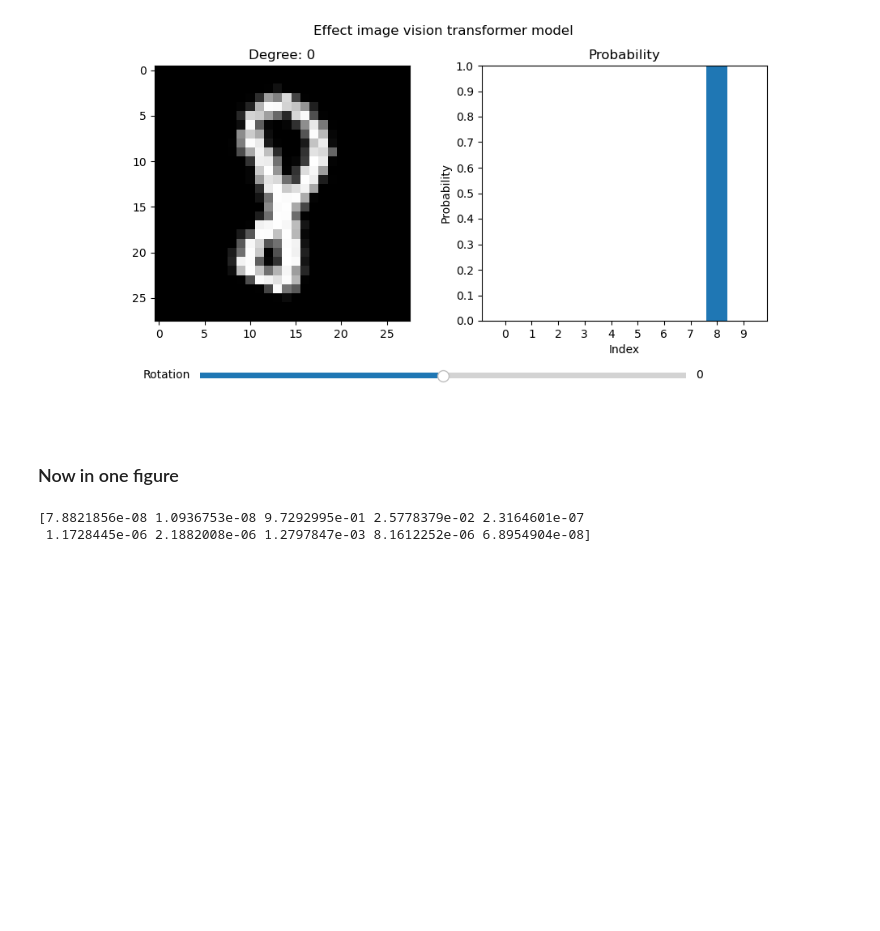
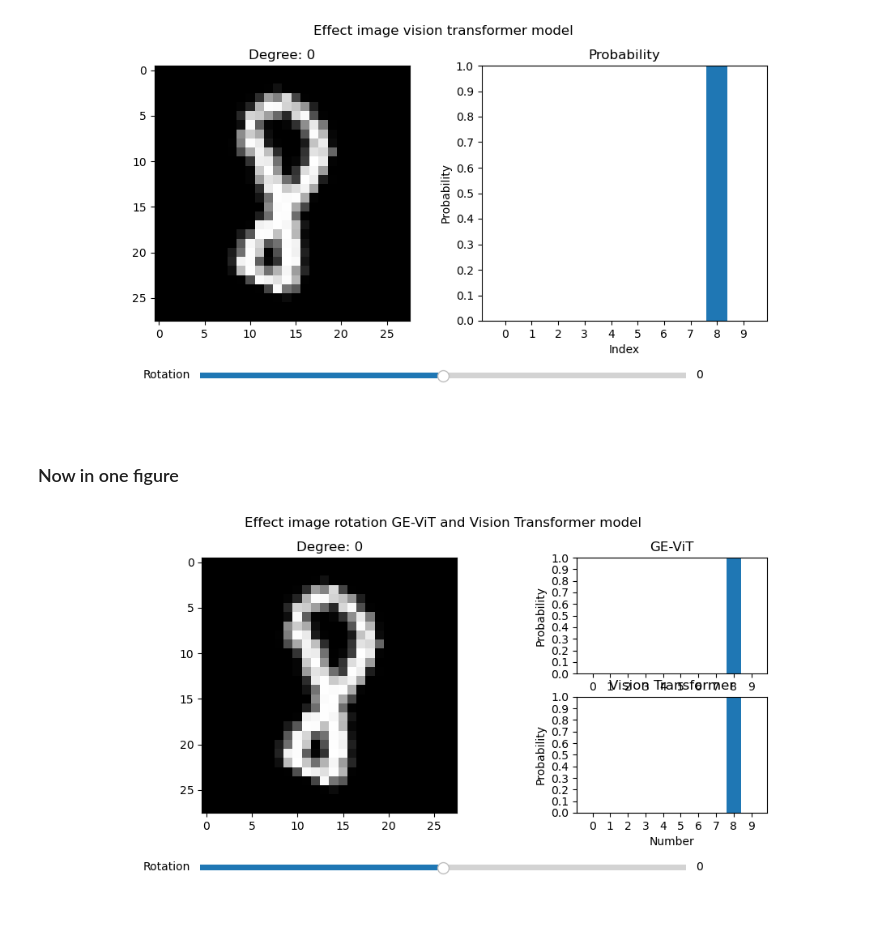
Before and after one commit to WouterBant/GEVit-DL2-Project, a Jupyter notebook: demos/visualise_rotate.ipynb, the cells around one changed output. Saved outputs shown, nothing was run; the diff lists cells and outputs as text; code cells hidden in the pictures; blank space fills up the shorter version.

```diff
--- a/demos/visualise_rotate.ipynb
+++ b/demos/visualise_rotate.ipynb
@@ -285,11 +278,10 @@ plt.show()
 # %% [markdown]
 ### Now in one figure
 # %%
-fig = plt.figure(figsize=(10, 10))
-plt.subplots_adjust(bottom=0.25)
+fig = plt.figure(figsize=(10, 7))
 
 # Create the gridspec
-gs = fig.add_gridspec(2, 2, width_ratios=[2, 1])
+gs = fig.add_gridspec(2, 2, width_ratios=[2, 1], height_ratios=[1, 1], hspace=0.5, wspace=0.3)
 ax1 = fig.add_subplot(gs[:, 0])
 ax2 = fig.add_subplot(gs[0, 1])
 ax3 = fig.add_subplot(gs[1, 1])
@@ -316,33 +308,33 @@ barplot2 = ax3.bar(list(range(len(prob_values))), prob_values)
 ax3.set_xlabel('Number')
 ax3.set_ylabel('Probability')
 ax3.set_title('Vision Transformer')
 ax3.yaxis.set_ticks(np.arange(0, 1.1, 0.1))
 ax3.set_ylim([0, 1])
 ax3.xaxis.set_ticks(np.arange(0, 10, 1))
 
 # Set a title for the figure
 fig.suptitle("Effect image rotation GE-ViT and Vision Transformer model")
 
 # Define the slider update function
 def update_rotation(val):
     degree = val
     rotated_image = rotate_image(image, degree)
     image_plot.set_data(rotated_image.cpu().numpy())
     updated_prob_values_gevit = get_output_gevit(rotated_image.unsqueeze(0).unsqueeze(0), model, device)
     updated_prob_values_vit = get_output_ViT(rotated_image.unsqueeze(0).unsqueeze(0), model_vit, device)
     for bar1, value1, bar2, value2 in zip(barplot1, updated_prob_values_gevit, barplot2, updated_prob_values_vit):
         bar1.set_height(value1)
         bar2.set_height(value2)
 
     ax1.set_title("Degree: {}".format(degree))
     fig.canvas.draw_idle()
 
 # Create the slider
 slider_ax = plt.axes([0.2, 0.1, 0.6, 0.03])
-slider = Slider(slider_ax, 'Rotation', -180, 180, valinit=degree)
+slider = Slider(slider_ax, 'Rotation', 0, 360, valinit=degree)
 slider.on_changed(update_rotation)
 
+plt.subplots_adjust(bottom=0.25)
 plt.show()
 # %% [output]
-[7.8821856e-08 1.0936753e-08 9.7292995e-01 2.5778379e-02 2.3164601e-07
- 1.1728445e-06 2.1882008e-06 1.2797847e-03 8.1612252e-06 6.8954904e-08]
+[figure, added]
```
Also changed, not shown: parts of 5 cells of this notebook.
